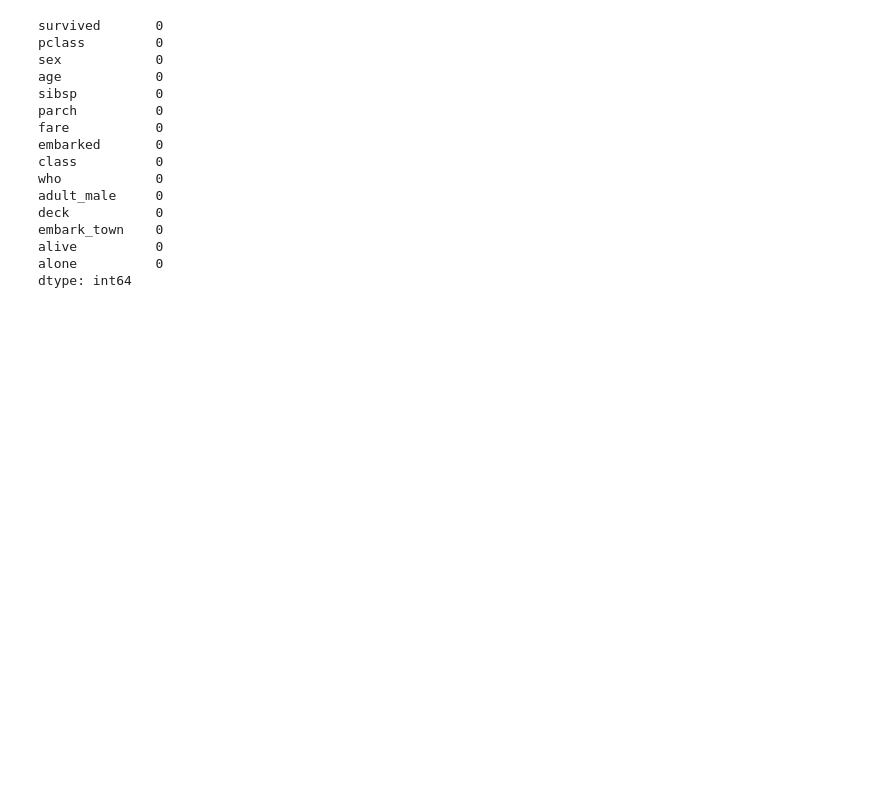
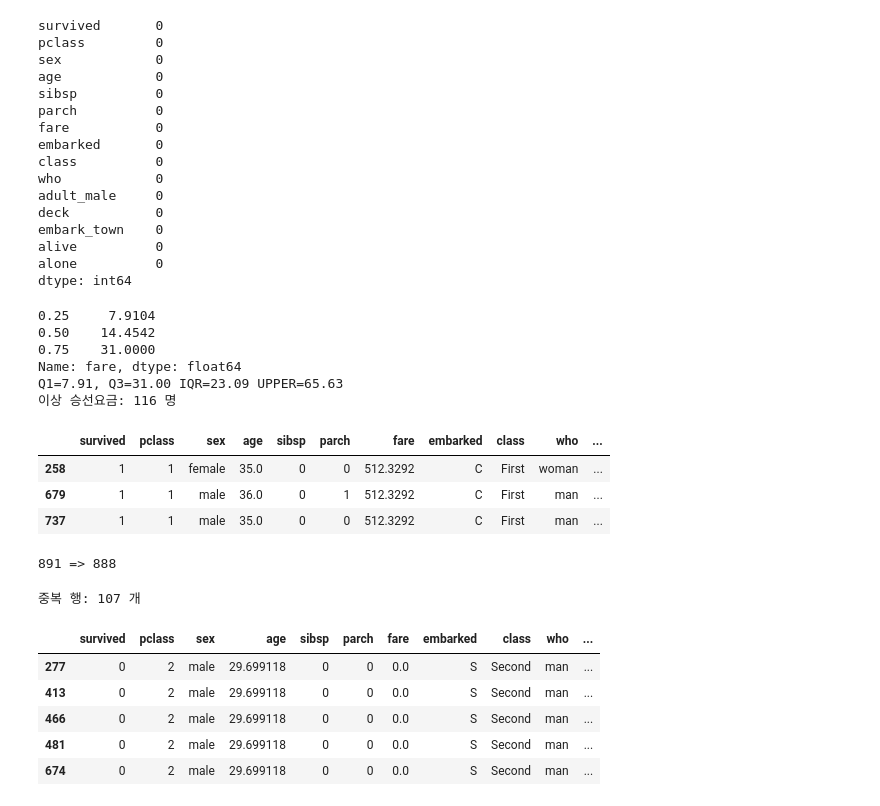
Before and after one commit to IndieGameMaker/kant_ml, a Jupyter notebook: 01_ml.ipynb, the cells around one changed output. Saved outputs shown, nothing was run; the diff lists cells and outputs as text; code cells hidden in the pictures; blank space fills up the shorter version.

```diff
--- a/01_ml.ipynb
+++ b/01_ml.ipynb
@@ -198,3 +198,52 @@ embark_town    0
 alive          0
 alone          0
 dtype: int64
+# %%
+# 튀는 값 확인
+
+print(df["fare"].quantile([0.25, 0.5, 0.75]))
+df["fare"].describe()[["25%", "50%", "75%"]]
+
+# IQR 계산 (Q3 - Q1)
+# 이상수치 Q3 + 1.5*IQR
+
+q1 = df["fare"].quantile(0.25)
+q3 = df["fare"].quantile(0.75)
+iqr = q3 - q1
+upper = q3 + 1.5*iqr
+# Q1, Q3, IQR, UPPER
+print (f"Q1={q1:.2f}, Q3={q3:.2f} IQR={iqr:.2f} UPPER={upper:.2f}")
+print ("이상 승선요금:", (df["fare"] > upper).sum(), "명")
+# %% [output]
+0.25     7.9104
+0.50    14.4542
+0.75    31.0000
+Name: fare, dtype: float64
+Q1=7.91, Q3=31.00 IQR=23.09 UPPER=65.63
+이상 승선요금: 116 명
+# %%
+df[ df["fare"] >= 512 ]
+# %% [output]
+|  | survived | pclass | sex | age | sibsp | parch | fare | embarked | class | who | ... |
+| 258 | 1 | 1 | female | 35.0 | 0 | 0 | 512.3292 | C | First | woman | ... |
+| 679 | 1 | 1 | male | 36.0 | 0 | 1 | 512.3292 | C | First | man | ... |
+| 737 | 1 | 1 | male | 35.0 | 0 | 0 | 512.3292 | C | First | man | ... |
+# %%
+before = len(df)
+df = df [ df["fare"] < 512 ].copy()
+print(before, "=>" , len(df))
+# %% [output]
+891 => 888
+# %%
+# 중복되는 행 확인
+
+print("중복 행:", df.duplicated().sum(), "개")
+df[df.duplicated(keep=False)].sort_values(["fare", "age"]).head(5)
+# %% [output]
+중복 행: 107 개
+|  | survived | pclass | sex | age | sibsp | parch | fare | embarked | class | who | ... |
+| 277 | 0 | 2 | male | 29.699118 | 0 | 0 | 0.0 | S | Second | man | ... |
+| 413 | 0 | 2 | male | 29.699118 | 0 | 0 | 0.0 | S | Second | man | ... |
+| 466 | 0 | 2 | male | 29.699118 | 0 | 0 | 0.0 | S | Second | man | ... |
+| 481 | 0 | 2 | male | 29.699118 | 0 | 0 | 0.0 | S | Second | man | ... |
+| 674 | 0 | 2 | male | 29.699118 | 0 | 0 | 0.0 | S | Second | man | ... |
```
Also changed, not shown: parts of 3 cells of this notebook, 2 other files.
